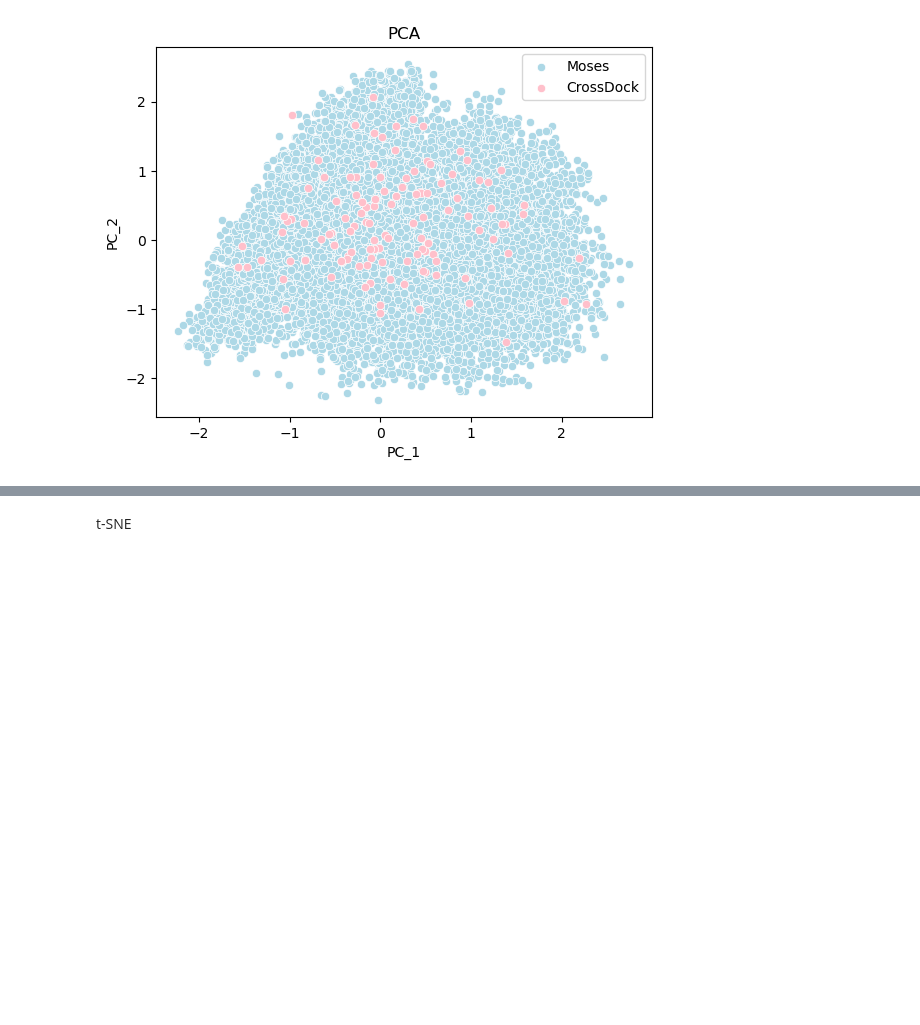
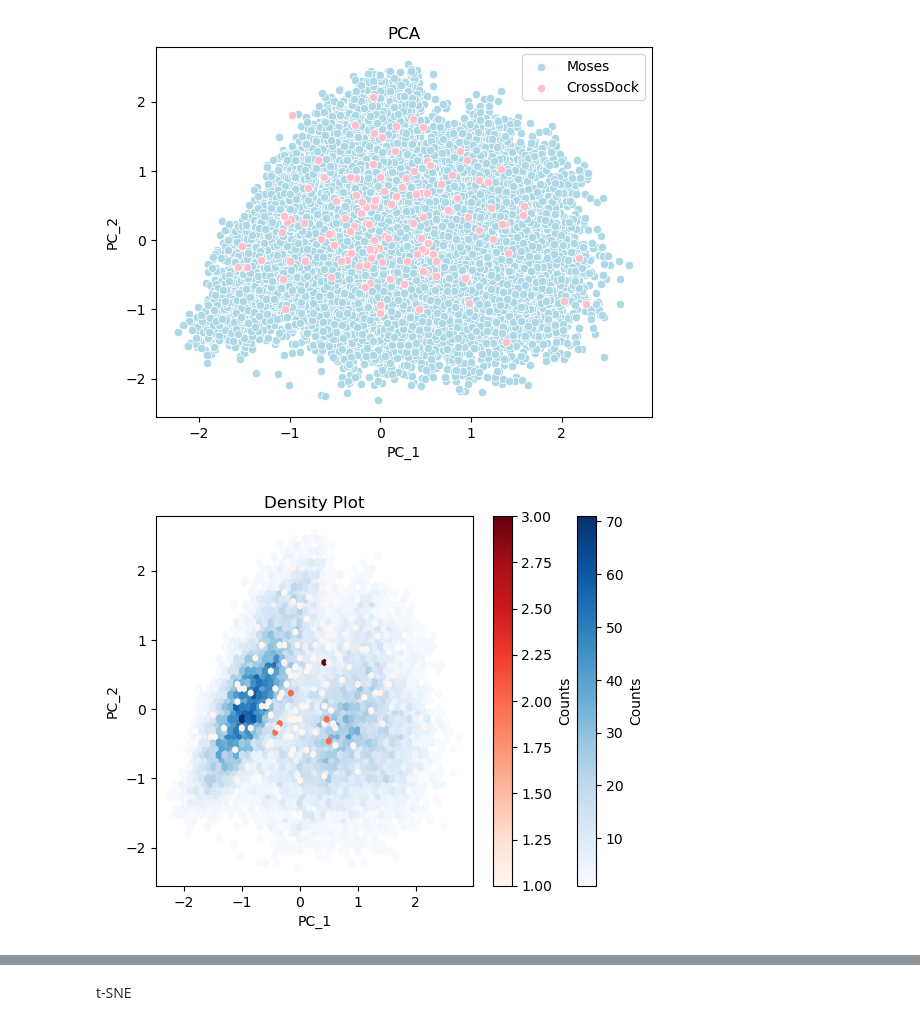
Before and after one commit to HaotianZhangAI4Science/AI-Physics-DrugDiscovery, a Jupyter notebook: chemical_space/pca_tsne/pca_and_tsne.ipynb, the cells around one changed output, grey strips where cells are left out. Saved outputs shown, nothing was run; the diff lists cells and outputs as text; code cells hidden in the pictures; blank space fills up the shorter version.

```diff
--- a/chemical_space/pca_tsne/pca_and_tsne.ipynb
+++ b/chemical_space/pca_tsne/pca_and_tsne.ipynb
@@ -101,3 +101,30 @@ ax.legend()
 plt.show()
 # %% [output]
 [figure]
+# %%
+import numpy as np
+import matplotlib.pyplot as plt
+
+# Assuming moses_2 and cross_dock_2 are numpy arrays
+
+fig, ax = plt.subplots()
+
+# Create a 2D histogram
+# Use hexbin for a hexagonal binning visualization
+hb = ax.hexbin(moses_2[:,0], moses_2[:,1], gridsize=50, cmap='Blues', mincnt=1, label='Moses')
+cb = plt.colorbar(hb, ax=ax)
+cb.set_label('Counts')
+
+hb2 = ax.hexbin(cross_dock_2[:,0], cross_dock_2[:,1], gridsize=50, cmap='Reds', mincnt=1, label='CrossDock')
+cb2 = plt.colorbar(hb2, ax=ax)
+cb2.set_label('Counts')
+
+# Setting labels, title, and legend
+ax.set_xlabel("PC_1")
+ax.set_ylabel("PC_2")
+ax.set_title("Density Plot")
+
+# Display the plot
+plt.show()
+# %% [output]
+[figure, added]
```
Also changed, not shown: parts of 4 cells of this notebook, 3 other files.
